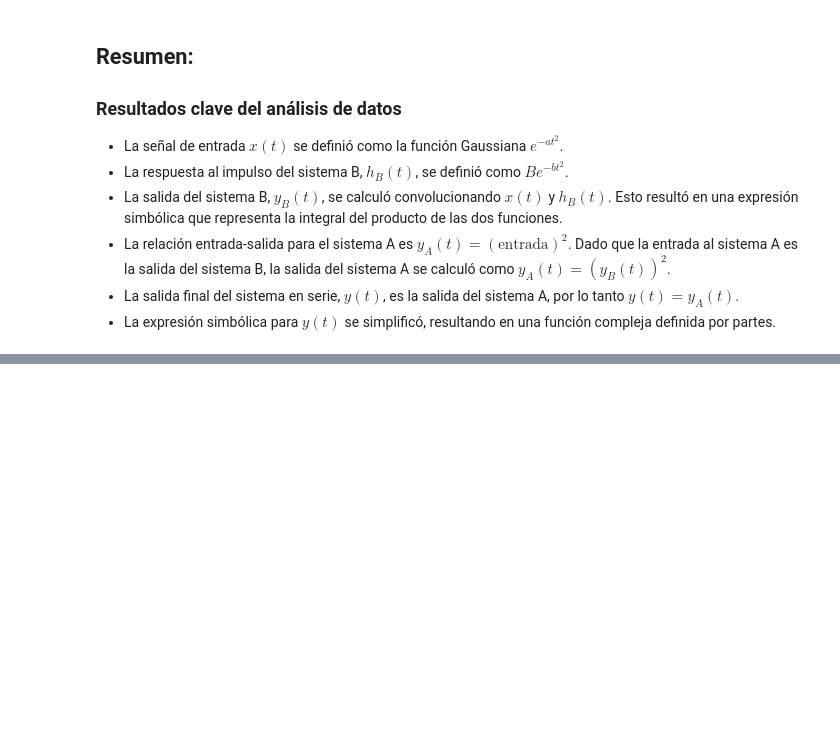
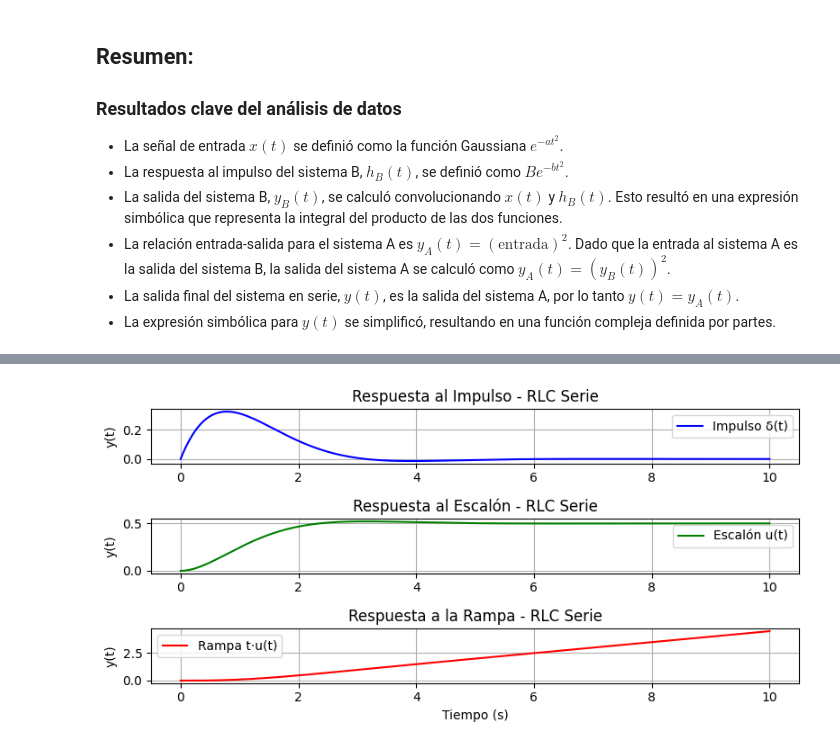
Before and after one commit to sofial47/senalesysistemas, a Jupyter notebook: taller2lapalaceipynb.ipynb, the cells around one changed output, grey strips where cells are left out. Cells and saved outputs as stored; diff of their text form; code cells hidden in the pictures; blank space fills up the shorter version.

```diff
--- a/taller2lapalaceipynb.ipynb
+++ b/taller2lapalaceipynb.ipynb
@@ -807,0 +1363,71 @@ $\displaystyle \begin{cases} \frac{\pi B^{2} e^{2 b t^{2} \left(\frac{b}{a + b}
+# %%
+#RLC serie
+#import sympy as sp
+#import numpy as np
+#import matplotlib.pyplot as plt
+
+# Variables simbólicas
+s, t = sp.symbols('s t', real=True)
+R, L, C = sp.symbols('R L C', positive=True)
+
+# Función de transferencia en lazo cerrado del RLC serie
+Hc1_s = 1 / (L*C*s**2 + R*C*s + 2)
+
+# Entradas en Laplace
+X_impulso = 1
+X_escalon = 1/s
+X_rampa = 1/s**2
+
+# Salidas en Laplace
+Y_impulso = Hc1_s * X_impulso
+Y_escalon = Hc1_s * X_escalon
+Y_rampa = Hc1_s * X_rampa
+
+# Sustituir valores: L=1 H, C=1 F, R=2 Ω
+subs = {L:1, C:1, R:2}
+Y_impulso = Y_impulso.subs(subs)
+Y_escalon = Y_escalon.subs(subs)
+Y_rampa = Y_rampa.subs(subs)
+
+# Transformada inversa
+y_impulso = sp.inverse_laplace_transform(Y_impulso, s, t)
+y_escalon = sp.inverse_laplace_transform(Y_escalon, s, t)
+y_rampa = sp.inverse_laplace_transform(Y_rampa, s, t)
+
+# Convertir a funciones numéricas
+f_impulso = sp.lambdify(t, y_impulso, 'numpy')
+f_escalon = sp.lambdify(t, y_escalon, 'numpy')
+f_rampa = sp.lambdify(t, y_rampa, 'numpy')
+
+# Tiempo de simulación
+T = np.linspace(0, 10, 500)
+
+# Gráficas
+plt.figure(figsize=(8, 4))
+
+plt.subplot(3, 1, 1)
+plt.plot(T, f_impulso(T), label='Impulso δ(t)', color='blue')
+plt.title('Respuesta al Impulso - RLC Serie')
+plt.grid(True)
+plt.ylabel('y(t)')
+plt.legend()
+
+plt.subplot(3, 1, 2)
+plt.plot(T, f_escalon(T), label='Escalón u(t)', color='green')
+plt.title('Respuesta al Escalón - RLC Serie')
+plt.grid(True)
+plt.ylabel('y(t)')
+plt.legend()
+
+plt.subplot(3, 1, 3)
+plt.plot(T, f_rampa(T), label='Rampa t·u(t)', color='red')
+plt.title('Respuesta a la Rampa - RLC Serie')
+plt.xlabel('Tiempo (s)')
+plt.ylabel('y(t)')
+plt.grid(True)
+plt.legend()
+
+plt.tight_layout()
+plt.show()
+# %% [output]
+[figure, added]
```
Also changed, not shown: parts of 10 cells of this notebook.
